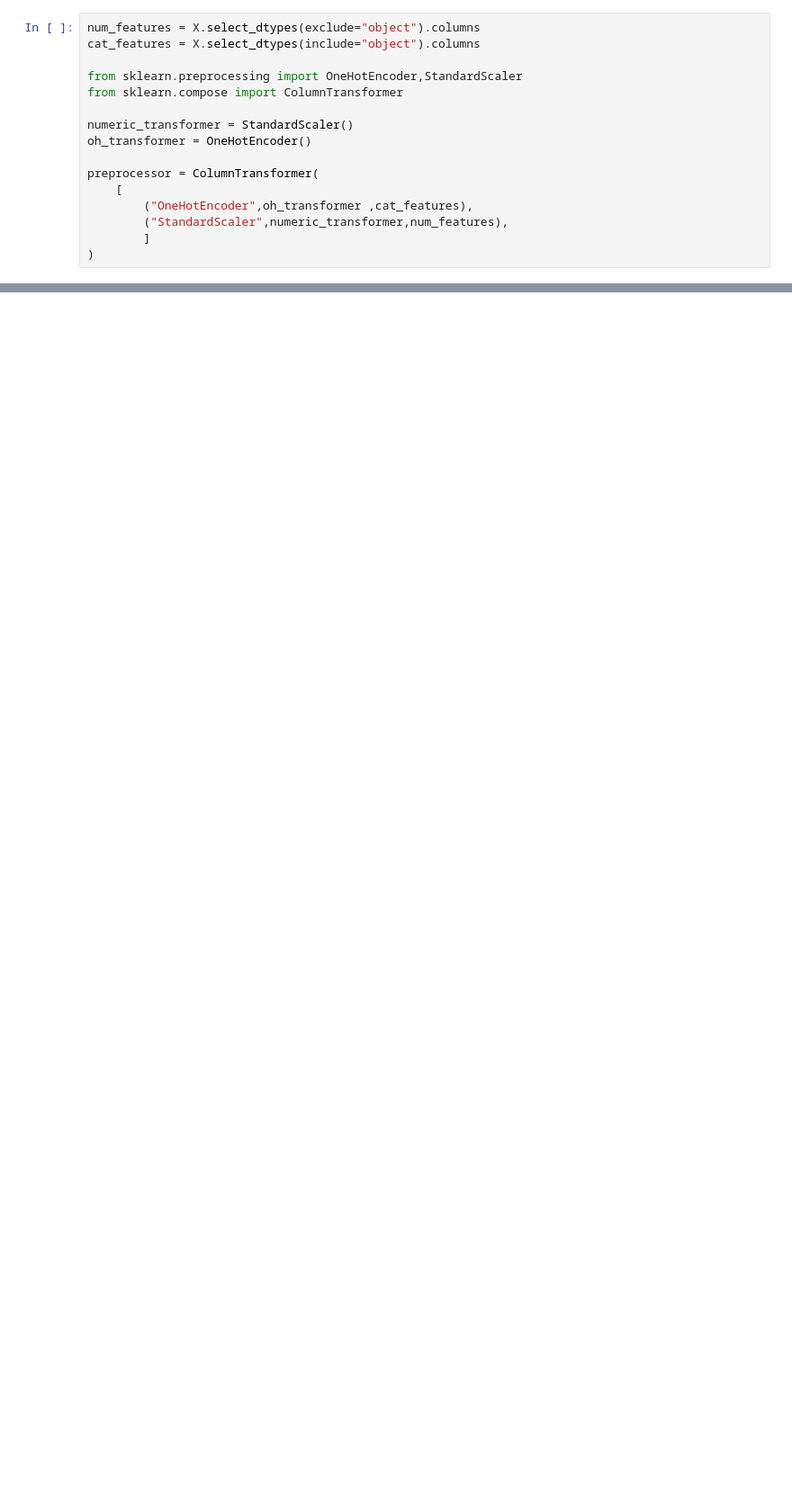
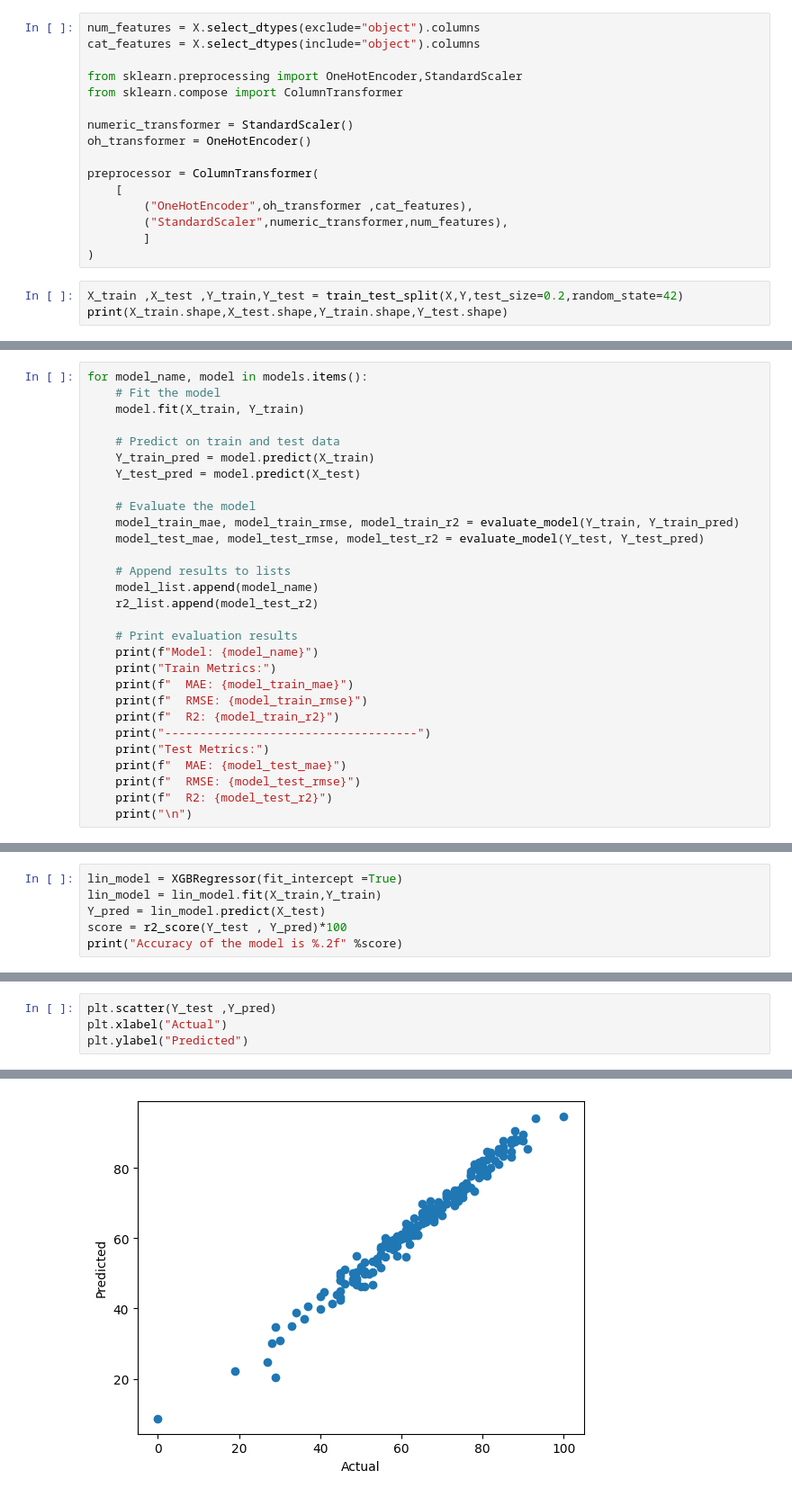
Before and after one commit to prashantpoudel745/projml, a Jupyter notebook: src/models/model_training.ipynb, the cells around one changed output, grey strips where cells are left out. Shown at 90% size. Cells and saved outputs as stored; diff of their text form; blank space fills up the shorter version.

Commit message:
Model ready

```diff
--- a/src/models/model_training.ipynb
+++ b/src/models/model_training.ipynb
@@ -71,3 +71,6 @@ preprocessor = ColumnTransformer(
         ("StandardScaler",numeric_transformer,num_features),
         ]
 )
+# %%
+X_train ,X_test ,Y_train,Y_test = train_test_split(X,Y,test_size=0.2,random_state=42)
+print(X_train.shape,X_test.shape,Y_train.shape,Y_test.shape)
@@ -73,0 +112,29 @@ preprocessor = ColumnTransformer(
+# %%
+for model_name, model in models.items():
+    # Fit the model
+    model.fit(X_train, Y_train)
+
+    # Predict on train and test data
+    Y_train_pred = model.predict(X_train)
+    Y_test_pred = model.predict(X_test)
+
+    # Evaluate the model
+    model_train_mae, model_train_rmse, model_train_r2 = evaluate_model(Y_train, Y_train_pred)
+    model_test_mae, model_test_rmse, model_test_r2 = evaluate_model(Y_test, Y_test_pred)
+
+    # Append results to lists
+    model_list.append(model_name)
+    r2_list.append(model_test_r2)
+
+    # Print evaluation results
+    print(f"Model: {model_name}")
+    print("Train Metrics:")
+    print(f"  MAE: {model_train_mae}")
+    print(f"  RMSE: {model_train_rmse}")
+    print(f"  R2: {model_train_r2}")
+    print("------------------------------------")
+    print("Test Metrics:")
+    print(f"  MAE: {model_test_mae}")
+    print(f"  RMSE: {model_test_rmse}")
+    print(f"  R2: {model_test_r2}")
+    print("\n")
@@ -73,0 +169,6 @@ preprocessor = ColumnTransformer(
+# %%
+lin_model = XGBRegressor(fit_intercept =True)
+lin_model = lin_model.fit(X_train,Y_train)
+Y_pred = lin_model.predict(X_test)
+score = r2_score(Y_test , Y_pred)*100
+print("Accuracy of the model is %.2f" %score)
@@ -73,0 +177,5 @@ preprocessor = ColumnTransformer(
+# %%
+plt.scatter(Y_test ,Y_pred)
+plt.xlabel("Actual")
+plt.ylabel("Predicted")
+# %% [output]
@@ -73,0 +183 @@ preprocessor = ColumnTransformer(
+[figure, added]
```
Also changed, not shown: parts of 10 cells of this notebook.
